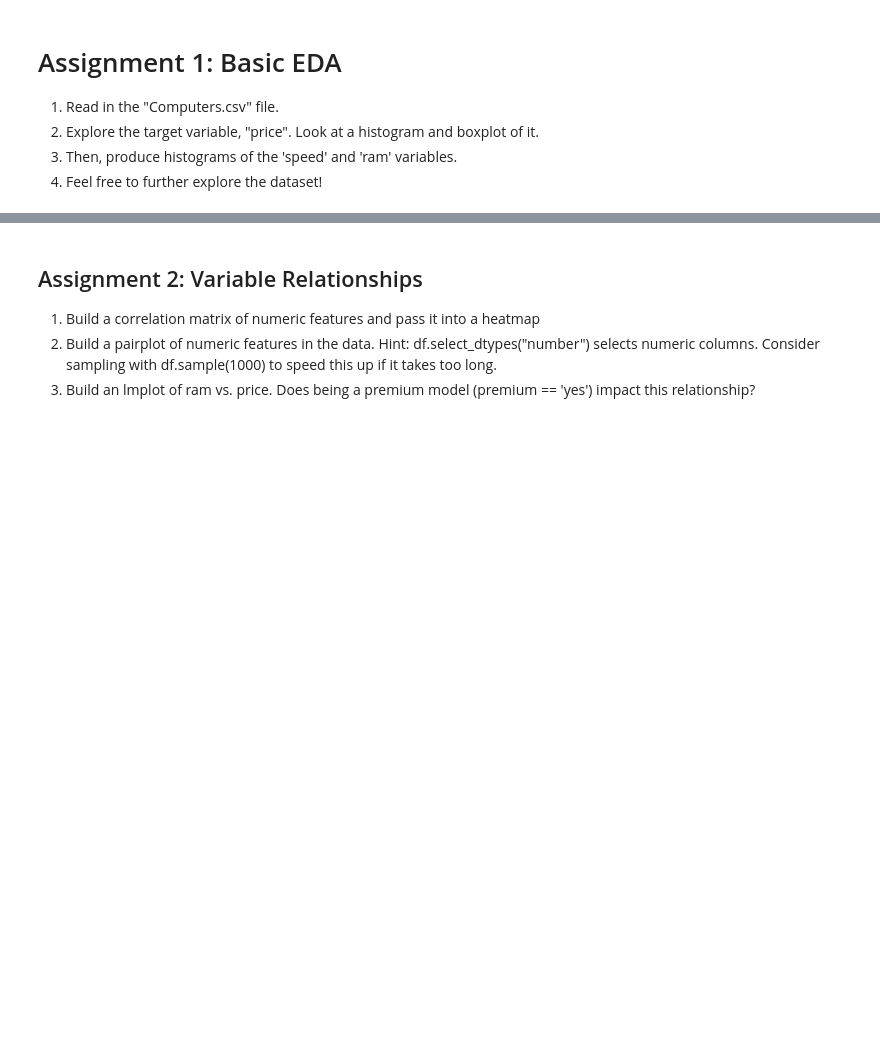
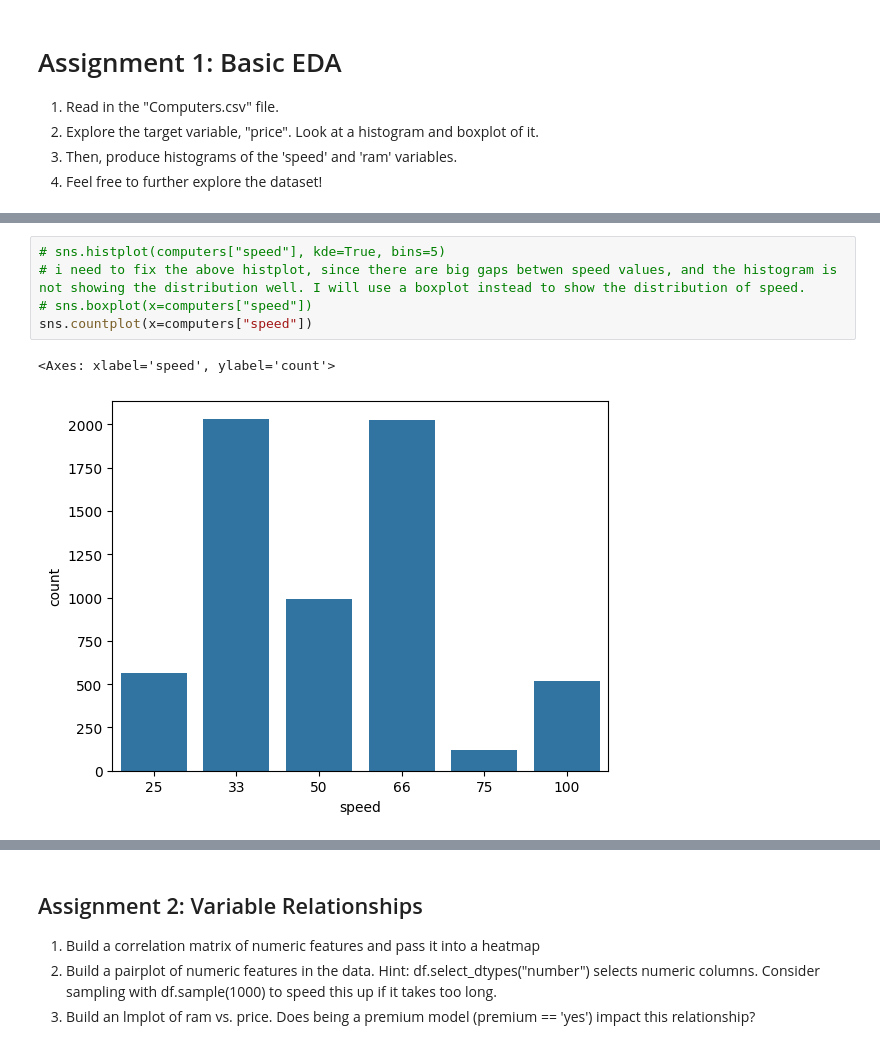
Before and after one commit to donatas-ruzgys/VSCode, a Jupyter notebook: 05_Regressions/2026-02-18_1st_lesson/Assignments/01_EDA_assignments.ipynb, the cells around one changed output, grey strips where cells are left out. Cells and saved outputs as stored; diff of their text form; blank space fills up the shorter version.

```diff
--- a/05_Regressions/2026-02-18_1st_lesson/Assignments/01_EDA_assignments.ipynb
+++ b/05_Regressions/2026-02-18_1st_lesson/Assignments/01_EDA_assignments.ipynb
@@ -20,0 +65,8 @@ computers.head()
+# %%
+# sns.histplot(computers["speed"], kde=True, bins=5)
+# i need to fix the above histplot, since there are big gaps betwen speed values, and the histogram is not showing the distribution well. I will use a boxplot instead to show the distribution of speed.
+# sns.boxplot(x=computers["speed"])
+sns.countplot(x=computers["speed"])
+# %% [output]
+<Axes: xlabel='speed', ylabel='count'>
+[figure, added]
```
Also changed, not shown: parts of 17 cells of this notebook.
